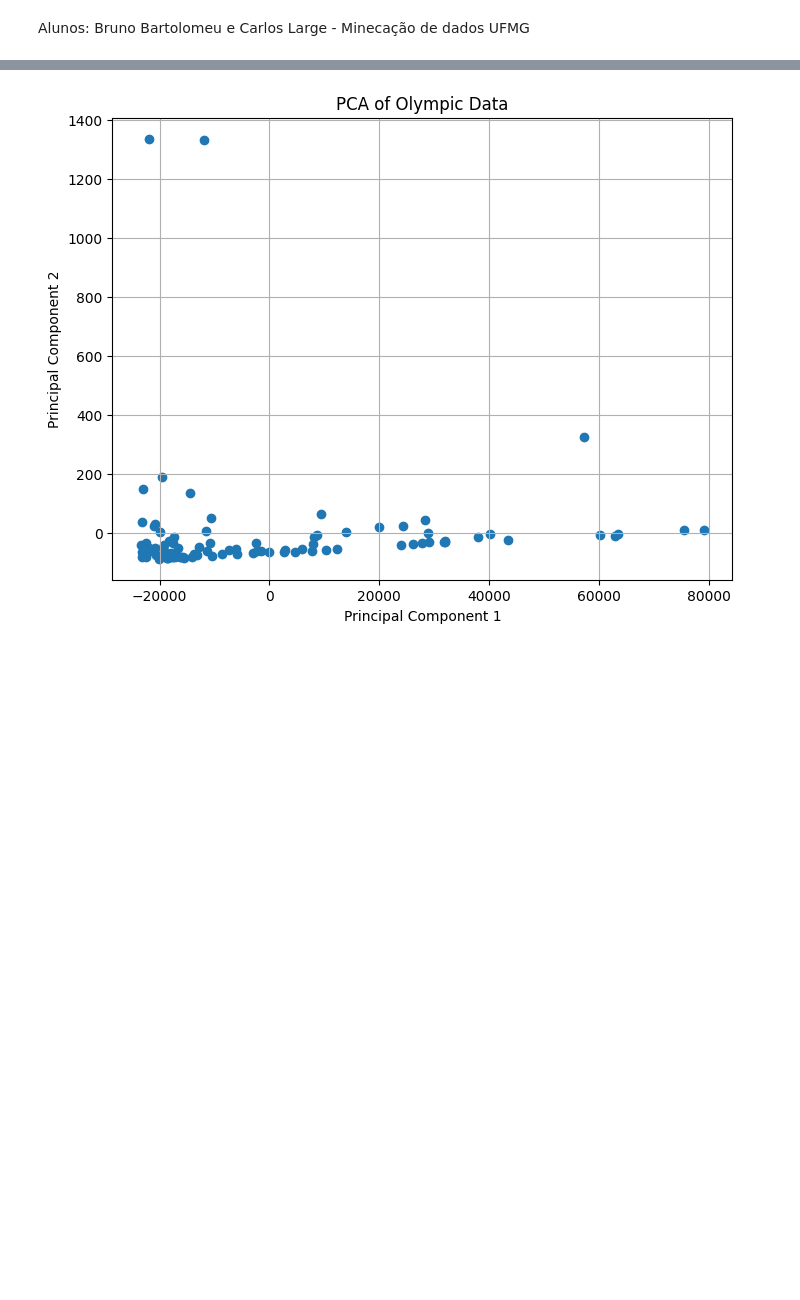
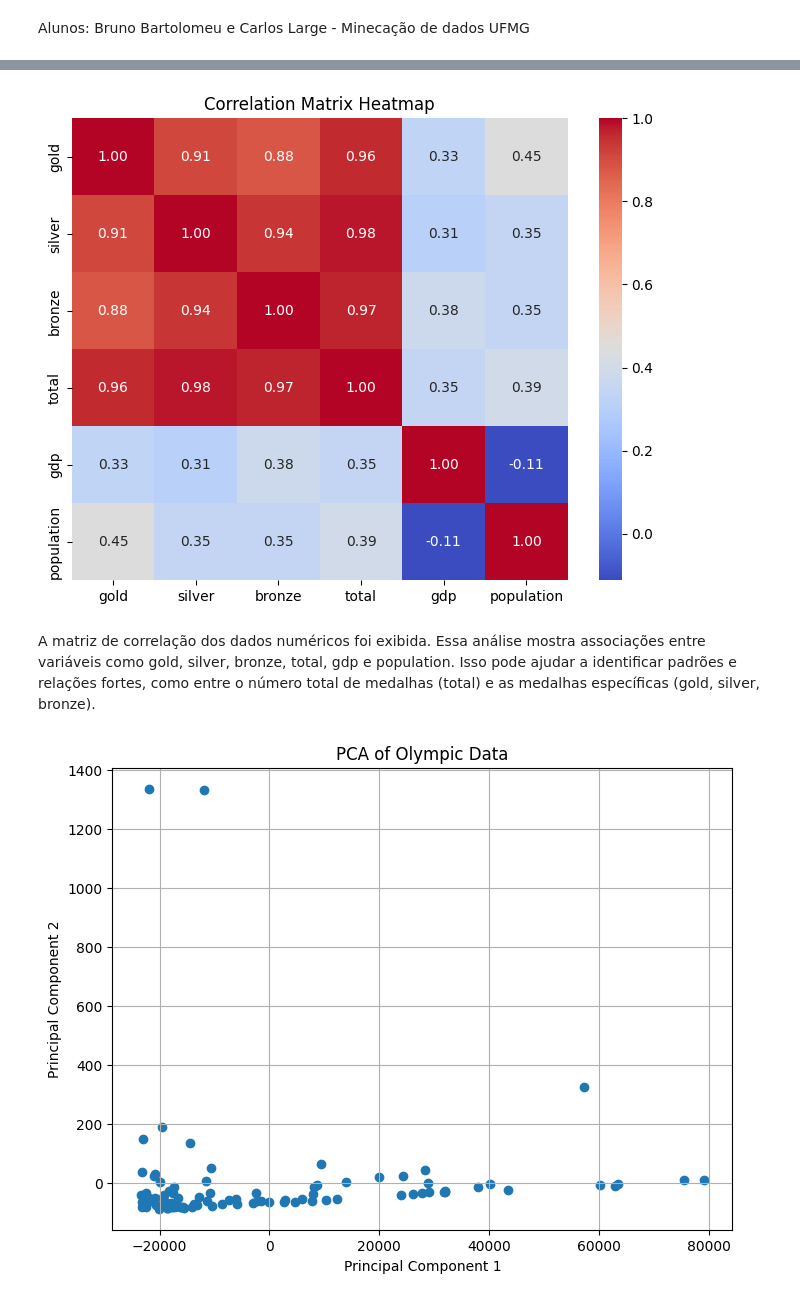
Before and after one commit to Bmartins25/Mineracao_de_dados_and_LLM_UFMG, a Jupyter notebook: TP2_Disciplina_Mineracao_Dados.ipynb, the cells around one changed output, grey strips where cells are left out. Drawn from its saved outputs; the diff is of its cells as text; code cells hidden in the pictures; blank space fills up the shorter version.

```diff
--- a/TP2_Disciplina_Mineracao_Dados.ipynb
+++ b/TP2_Disciplina_Mineracao_Dados.ipynb
@@ -17,3 +30,16 @@ data = pd.read_csv('Olympics_games_2024.csv', delimiter=';')
 # %%
 # Preparo dos dados para PCA e K-Means (excluindo colunas categóricas)
 numeric_data = data[['gold', 'silver', 'bronze', 'total', 'gdp', 'population']].copy()
+# %%
+# Remover valores nulos, se houver
+numeric_data.dropna(inplace=True)
+# %%
+# Normalização dos dados numéricos
+scaler = StandardScaler()
+numeric_data_scaled = scaler.fit_transform(numeric_data)
+# %%
+# Cálculo da matriz de correlação para encontrar associações entre as variáveis
+correlation_matrix = pd.DataFrame(numeric_data_scaled, columns=numeric_data.columns).corr()
+print("Correlation Matrix of Numeric Olympic Data:")
+print(correlation_matrix)
+plt.show()
@@ -20,3 +55,13 @@ numeric_data = data[['gold', 'silver', 'bronze', 'total', 'gdp', 'population']].
+# %%
+# Gráfico da matriz de correlação (Heatmap)
+plt.figure(figsize=(8, 6))
+sns.heatmap(correlation_matrix, annot=True, cmap='coolwarm', fmt='.2f')
+plt.title("Correlation Matrix Heatmap")
+plt.show()
+# %% [output]
+[figure, added]
+# %% [markdown]
+A matriz de correlação dos dados numéricos foi exibida. Essa análise mostra associações entre variáveis como gold, silver, bronze, total, gdp e population. Isso pode ajudar a identificar padrões e relações fortes, como entre o número total de medalhas (total) e as medalhas específicas (gold, silver, bronze).
 # %%
 # Aplicar PCA para reduzir a dimensionalidade a 2 componentes
 pca = PCA(n_components=2)
```
Also changed, not shown: parts of 11 cells of this notebook.
